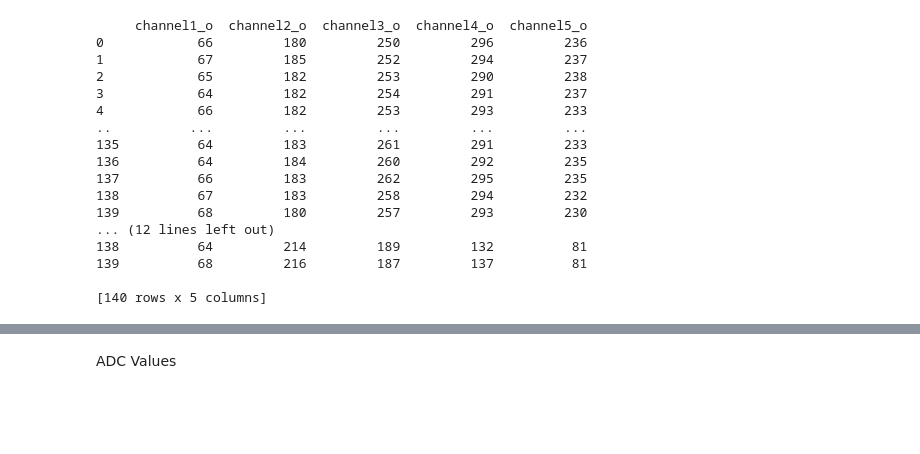
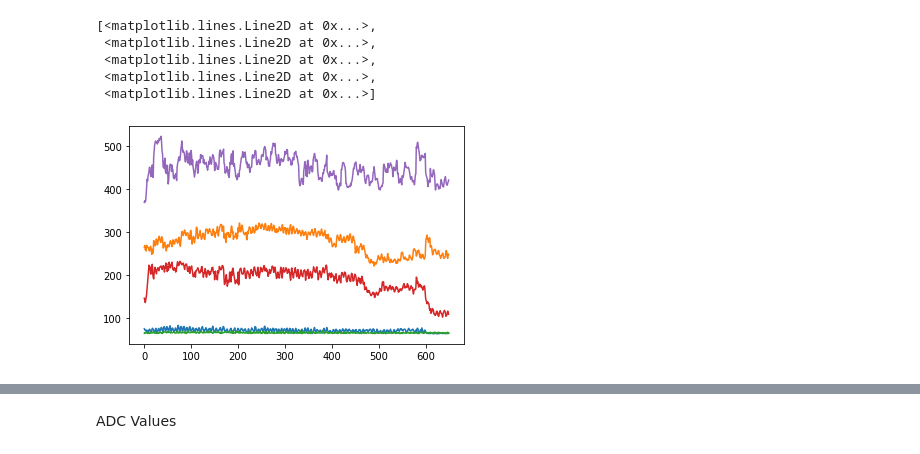
Before and after one commit to maleeshaRuvindi/Classification-of-cognitive-levels-using-fNIRS-data, a Jupyter notebook: beer-lambert/beer-lambert/beer-lambert.ipynb, the cells around one changed output, grey strips where cells are left out. Drawn from its saved outputs; the diff is of its cells as text; code cells hidden in the pictures; blank space fills up the shorter version.

```diff
--- a/beer-lambert/beer-lambert/beer-lambert.ipynb
+++ b/beer-lambert/beer-lambert/beer-lambert.ipynb
@@ -69,21 +79,0 @@ deoxy_adc_df=pd.DataFrame(deoxy_np,columns=['channel1_d','channel2_d','channel3_
-# %%
-print(oxy_adc_df)
-print(deoxy_adc_df)
-# %% [output]
-     channel1_o  channel2_o  channel3_o  channel4_o  channel5_o
-0            66         180         250         296         236
-1            67         185         252         294         237
-2            65         182         253         290         238
-3            64         182         254         291         237
-4            66         182         253         293         233
-..          ...         ...         ...         ...         ...
-135          64         183         261         291         233
-136          64         184         260         292         235
-137          66         183         262         295         235
-138          67         183         258         294         232
-139          68         180         257         293         230
-... (12 lines left out)
-138          64         214         189         132          81
-139          68         216         187         137          81
-
-[140 rows x 5 columns]
@@ -113,2 +80,11 @@ deoxy_od_df=pd.DataFrame(deoxy_od_np)
 # %%
 import matplotlib.pyplot as plt
+# %%
+plt.plot(oxy_np)
+# %% [output]
+[<matplotlib.lines.Line2D at 0x...>,
+ <matplotlib.lines.Line2D at 0x...>,
+ <matplotlib.lines.Line2D at 0x...>,
+ <matplotlib.lines.Line2D at 0x...>,
+ <matplotlib.lines.Line2D at 0x...>]
+[figure, added]
```
Also changed, not shown: parts of 30 cells of this notebook.
